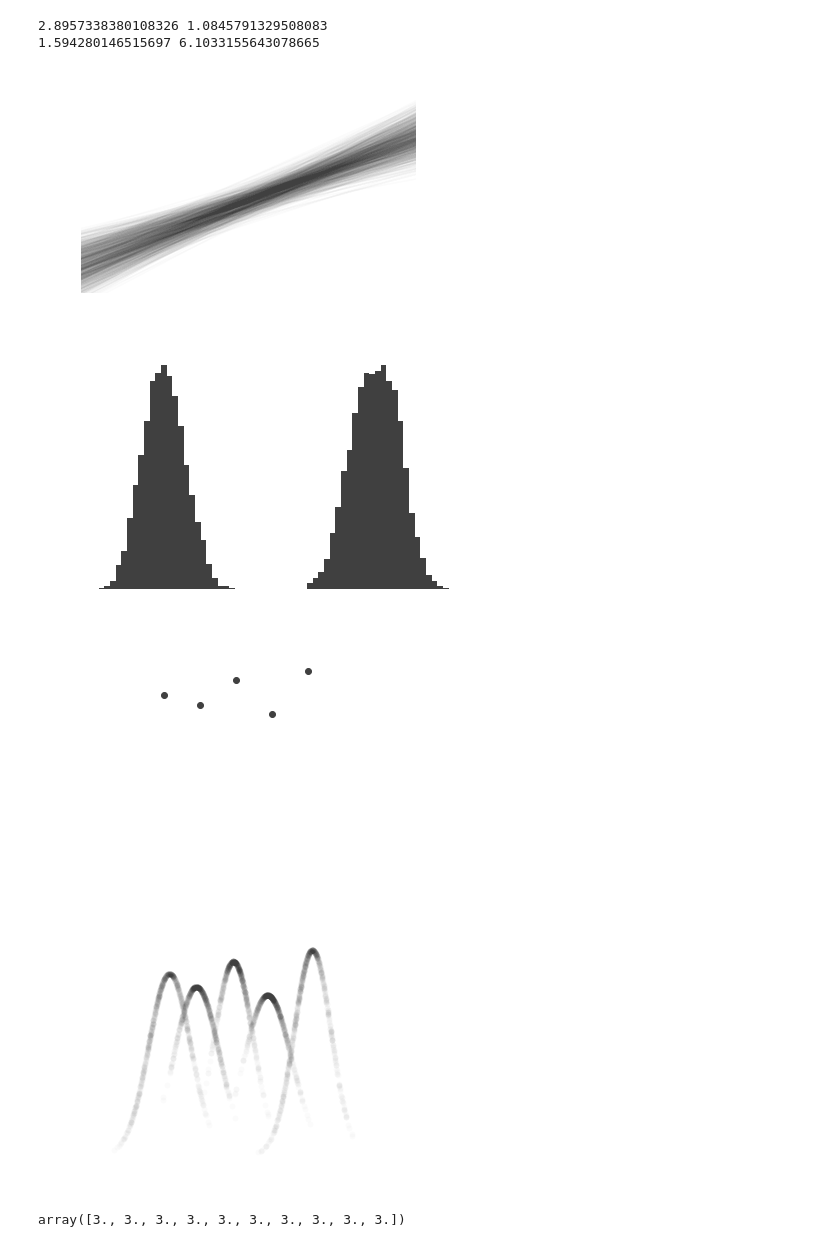
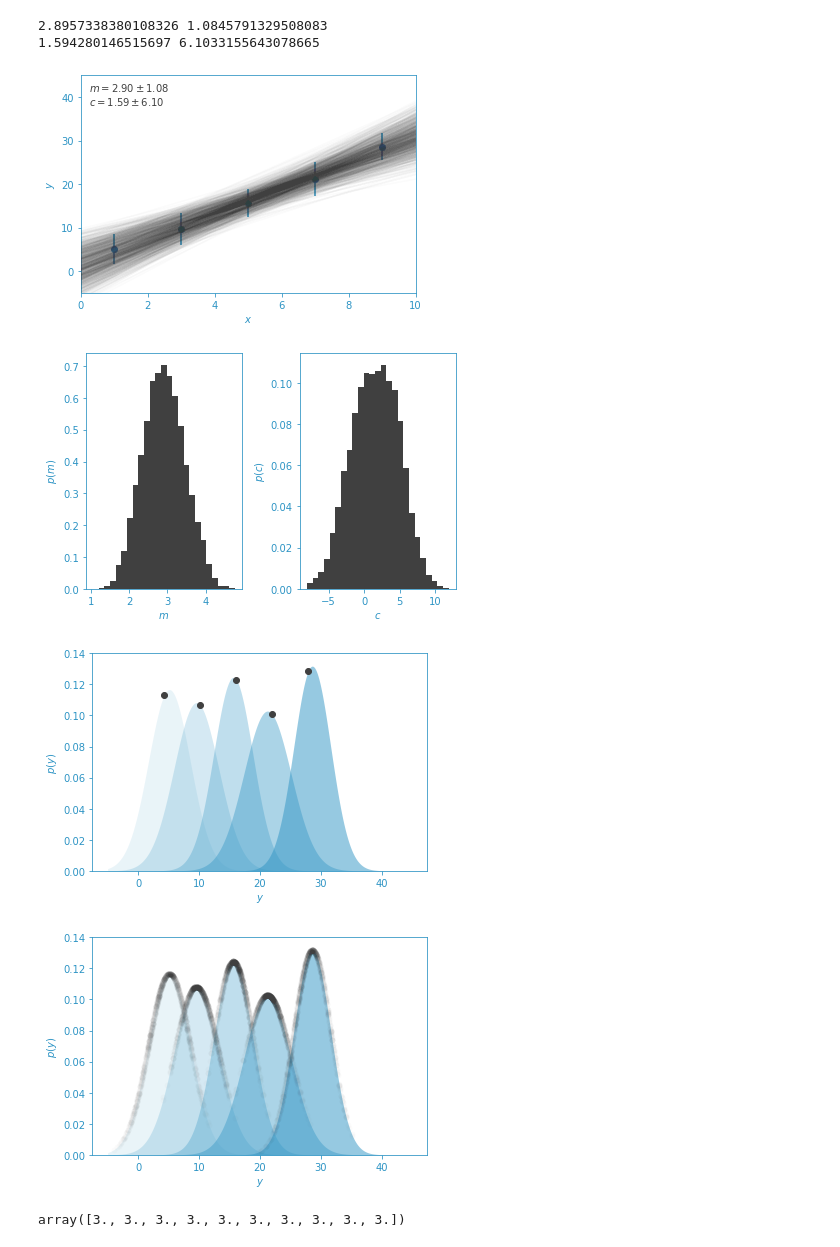
Before and after one commit to arm61/arm61.github.io, a Jupyter notebook: talks/dram_entertain/Untitled.ipynb, the cells around one changed output. Drawn from its saved outputs; the diff is of its cells as text; code cells hidden in the pictures.

Commit message:
color scheming

```diff
--- a/talks/dram_entertain/Untitled.ipynb
+++ b/talks/dram_entertain/Untitled.ipynb
@@ -91,28 +91,28 @@ fig, ax = plt.subplots(nrows=1, ncols=1)
 xx = np.linspace(0, 10, 100)
 for i in choice:
     ax.plot(xx, straight_line(xx, *r.get_sample(i)), ls='-', color='#404040', alpha=0.02, zorder=10)
-ax.errorbar(x, y, dy, marker='o', ls='', color='#ffffff')
+ax.errorbar(x, y, dy, marker='o', ls='', color='#2e94c4')
 mean = []
 std = []
 for i in r.variables:
     mean.append(i.n)
     std.append(i.con_int[1]-i.n)
-ax.text(0.025, 0.975, f'$m={mean[0]:.2f}\pm{std[0]:.2f}$\n$c={mean[1]:.2f}\pm{std[1]:.2f}$', transform=ax.transAxes, verticalalignment='top', horizontalalignment='left', color='#ffffff')
+ax.text(0.025, 0.975, f'$m={mean[0]:.2f}\pm{std[0]:.2f}$\n$c={mean[1]:.2f}\pm{std[1]:.2f}$', transform=ax.transAxes, verticalalignment='top', horizontalalignment='left', color='#404040')
 ax.set_xlim(0, 10)
 ax.set_ylim(-5, 45)
 ax.set_xlabel('$x$')
 ax.set_ylabel('$y$')
-ax.spines['bottom'].set_color('#ffffff')
-ax.spines['top'].set_color('#ffffff')
-ax.spines['right'].set_color('#ffffff')
-ax.spines['left'].set_color('#ffffff')
-ax.tick_params(axis='x', colors='#ffffff')
-ax.tick_params(axis='y', colors='#ffffff')
-ax.yaxis.label.set_color('#ffffff')
-ax.xaxis.label.set_color('#ffffff')
+ax.spines['bottom'].set_color('#2e94c4')
+ax.spines['top'].set_color('#2e94c4')
+ax.spines['right'].set_color('#2e94c4')
+ax.spines['left'].set_color('#2e94c4')
+ax.tick_params(axis='x', colors='#2e94c4')
+ax.tick_params(axis='y', colors='#2e94c4')
+ax.yaxis.label.set_color('#2e94c4')
+ax.xaxis.label.set_color('#2e94c4')
 fig.savefig('lines.png', transparent=True, dpi=600)
 # %% [output]
-[figure, old version]
+[figure, new version]
 # %%
 fig, ax = plt.subplots(nrows=1, ncols=2)
 l = ['m', 'c']
@@ -121,46 +121,46 @@ for i in [0, 1]:
     ax[i].set_xlabel(f'${l[i]}$')
     ax[i].set_ylabel(f'$p({l[i]})$')
     #ax[i].set_facecolor('black')
-    ax[i].spines['bottom'].set_color('#ffffff')
-    ax[i].spines['top'].set_color('#ffffff')
-    ax[i].spines['right'].set_color('#ffffff')
-    ax[i].spines['left'].set_color('#ffffff')
-    ax[i].tick_params(axis='x', colors='#ffffff')
-    ax[i].tick_params(axis='y', colors='#ffffff')
-    ax[i].yaxis.label.set_color('#ffffff')
-    ax[i].xaxis.label.set_color('#ffffff')
+    ax[i].spines['bottom'].set_color('#2e94c4')
+    ax[i].spines['top'].set_color('#2e94c4')
+    ax[i].spines['right'].set_color('#2e94c4')
+    ax[i].spines['left'].set_color('#2e94c4')
+    ax[i].tick_params(axis='x', colors='#2e94c4')
+    ax[i].tick_params(axis='y', colors='#2e94c4')
+    ax[i].yaxis.label.set_color('#2e94c4')
+    ax[i].xaxis.label.set_color('#2e94c4')
 plt.tight_layout()
 fig.savefig('post.png', transparent=True, dpi=600)
 # %% [output]
-[figure, old version]
+[figure, new version]
 # %%
 yy = np.linspace(-5, 45, 1000)
 fig, ax = plt.subplots(nrows=1, ncols=1)
 y_fit = straight_line(x, *curve_fit(straight_line, x, y, sigma=dy)[0])
 for i, d in enumerate(y):
     #plt.plot(yy, norm(d, dy[i]).pdf(yy))
-    ax.fill_between(yy, 0, norm(d, dy[i]).pdf(yy), alpha=(i + 1) * 0.1, color='#ffffff', lw=0)
+    ax.fill_between(yy, 0, norm(d, dy[i]).pdf(yy), alpha=(i + 1) * 0.1, color='#2e94c4', lw=0)
     ax.plot(y_fit[i], norm(d, dy[i]).pdf(y_fit[i]), marker='o', color='#404040')
 plt.ylabel('$p(y)$')
 plt.xlabel('$y$')
 ax.set_ylim(0, 0.14)
-ax.spines['bottom'].set_color('#ffffff')
-ax.spines['top'].set_color('#ffffff')
-ax.spines['right'].set_color('#ffffff')
-ax.spines['left'].set_color('#ffffff')
-ax.tick_params(axis='x', colors='#ffffff')
-ax.tick_params(axis='y', colors='#ffffff')
-ax.yaxis.label.set_color('#ffffff')
-ax.xaxis.label.set_color('#ffffff')
+ax.spines['bottom'].set_color('#2e94c4')
+ax.spines['top'].set_color('#2e94c4')
+ax.spines['right'].set_color('#2e94c4')
+ax.spines['left'].set_color('#2e94c4')
+ax.tick_params(axis='x', colors='#2e94c4')
+ax.tick_params(axis='y', colors='#2e94c4')
+ax.yaxis.label.set_color('#2e94c4')
+ax.xaxis.label.set_color('#2e94c4')
 fig.savefig('pdfs.png', transparent=True, dpi=600)
 # %% [output]
-[figure, old version]
+[figure, new version]
 # %%
 yy = np.linspace(-5, 45, 1000)
 fig, ax = plt.subplots(nrows=1, ncols=1)
 y_fit = straight_line(x, *curve_fit(straight_line, x, y, sigma=dy)[0])
 for i, d in enumerate(y):
-    ax.fill_between(yy, 0, norm(d, dy[i]).pdf(yy), alpha=(i + 1) * 0.1, color='#ffffff', lw=0)
+    ax.fill_between(yy, 0, norm(d, dy[i]).pdf(yy), alpha=(i + 1) * 0.1, color='#2e94c4', lw=0)
 for j in choice:
     y_fit = straight_line(x, *r.get_sample(j))
     for i in range(len(y_fit)):
@@ -168,17 +168,17 @@ for j in choice:
 plt.ylabel('$p(y)$')
 plt.xlabel('$y$')
 ax.set_ylim(0, 0.14)
-ax.spines['bottom'].set_color('#ffffff')
-ax.spines['top'].set_color('#ffffff')
-ax.spines['right'].set_color('#ffffff')
-ax.spines['left'].set_color('#ffffff')
-ax.tick_params(axis='x', colors='#ffffff')
-ax.tick_params(axis='y', colors='#ffffff')
-ax.yaxis.label.set_color('#ffffff')
-ax.xaxis.label.set_color('#ffffff')
+ax.spines['bottom'].set_color('#2e94c4')
+ax.spines['top'].set_color('#2e94c4')
+ax.spines['right'].set_color('#2e94c4')
+ax.spines['left'].set_color('#2e94c4')
+ax.tick_params(axis='x', colors='#2e94c4')
+ax.tick_params(axis='y', colors='#2e94c4')
+ax.yaxis.label.set_color('#2e94c4')
+ax.xaxis.label.set_color('#2e94c4')
 fig.savefig('pdfs_samp.png', transparent=True, dpi=600)
 # %% [output]
-[figure, old version]
+[figure, new version]
 # %%
 from scipy.stats import norm
 # %%
```
Also changed, not shown: parts of 12 cells of this notebook, 9 other files.
